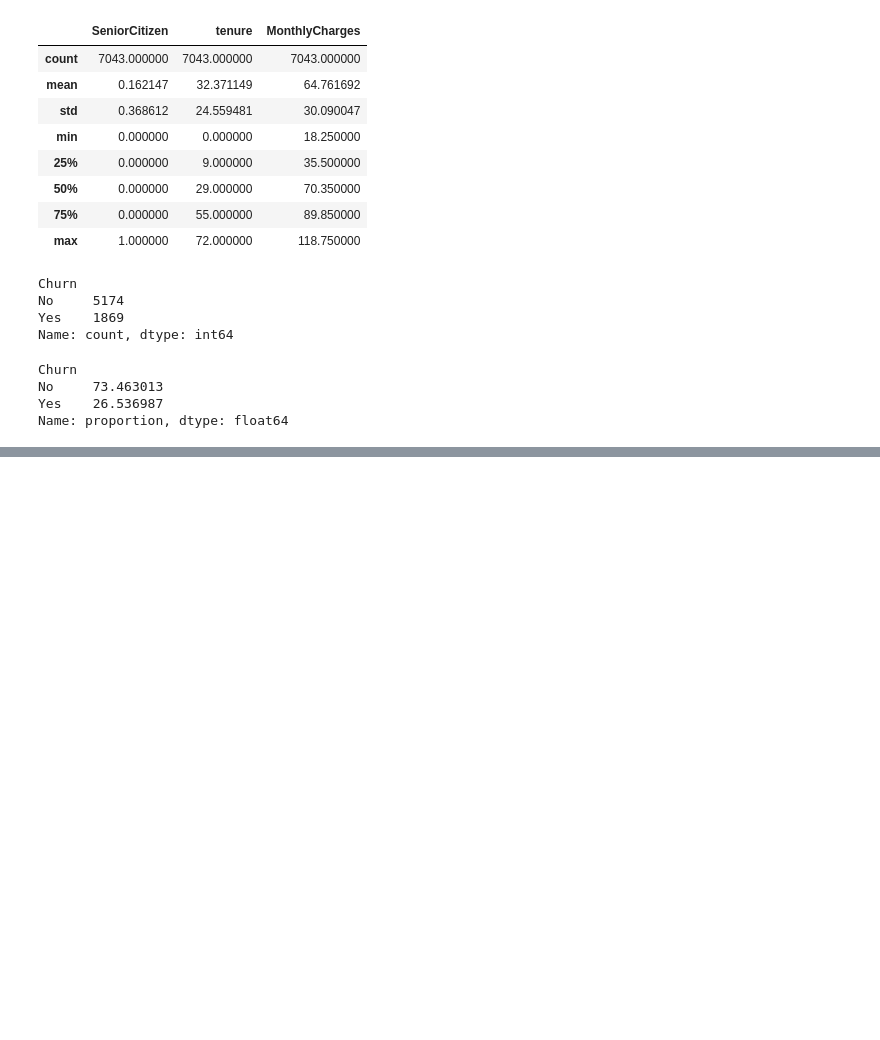
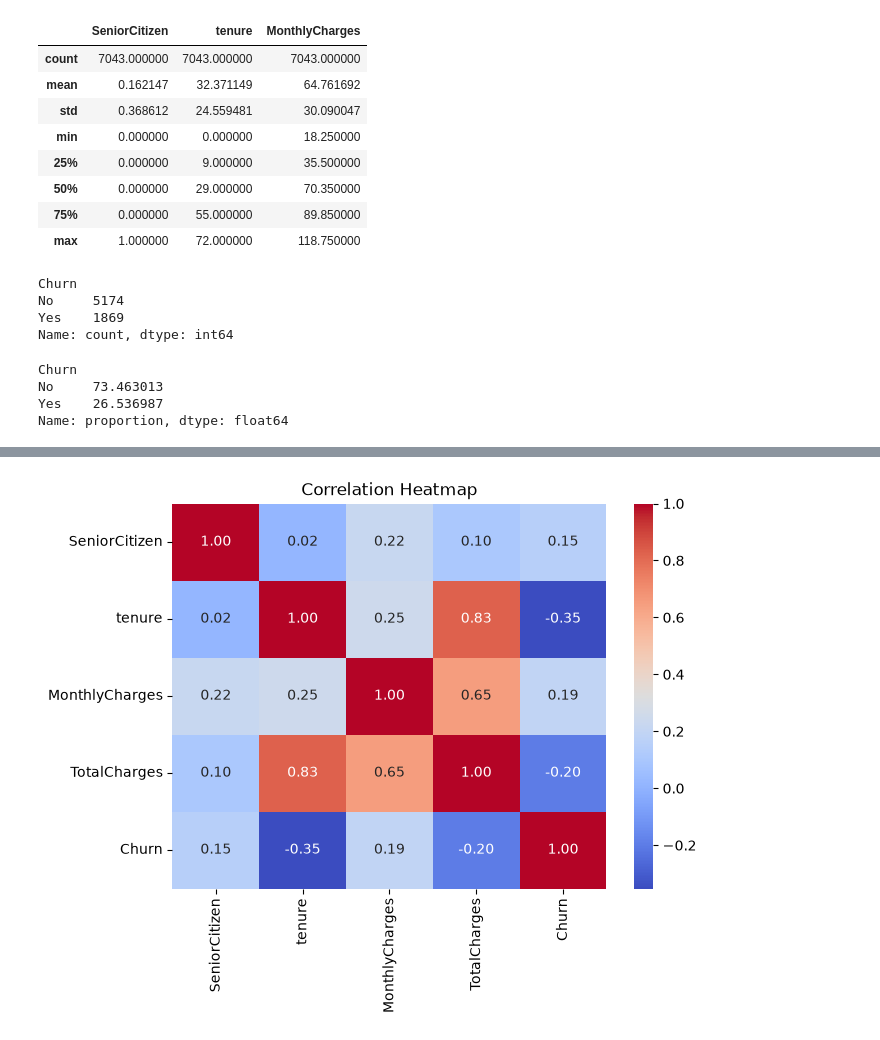
Before and after one commit to Ometh24/Telco_churn_prediction, a Jupyter notebook: Task1_eda.ipynb, the cells around one changed output, grey strips where cells are left out. Saved outputs shown, nothing was run; the diff lists cells and outputs as text; code cells hidden in the pictures; blank space fills up the shorter version.

```diff
--- a/Task1_eda.ipynb
+++ b/Task1_eda.ipynb
@@ -83,0 +154,11 @@ Name: proportion, dtype: float64
+# %%
+df_corr = df.copy()
+df_corr["Churn"] = df_corr["Churn"].map({"No": 0, "Yes": 1})
+
+num_cols = ["SeniorCitizen", "tenure", "MonthlyCharges", "TotalCharges", "Churn"]
+plt.figure(figsize=(7, 5))
+sns.heatmap(df_corr[num_cols].corr(), annot=True, cmap="coolwarm", fmt=".2f")
+plt.title("Correlation Heatmap")
+plt.show()
+# %% [output]
+[figure, added]
```
Also changed, not shown: parts of 7 cells of this notebook.
